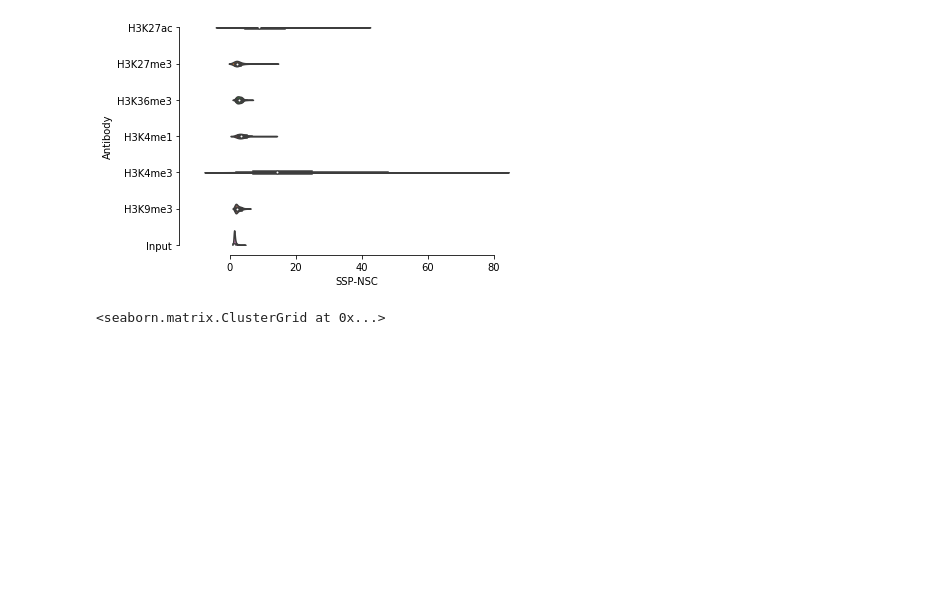
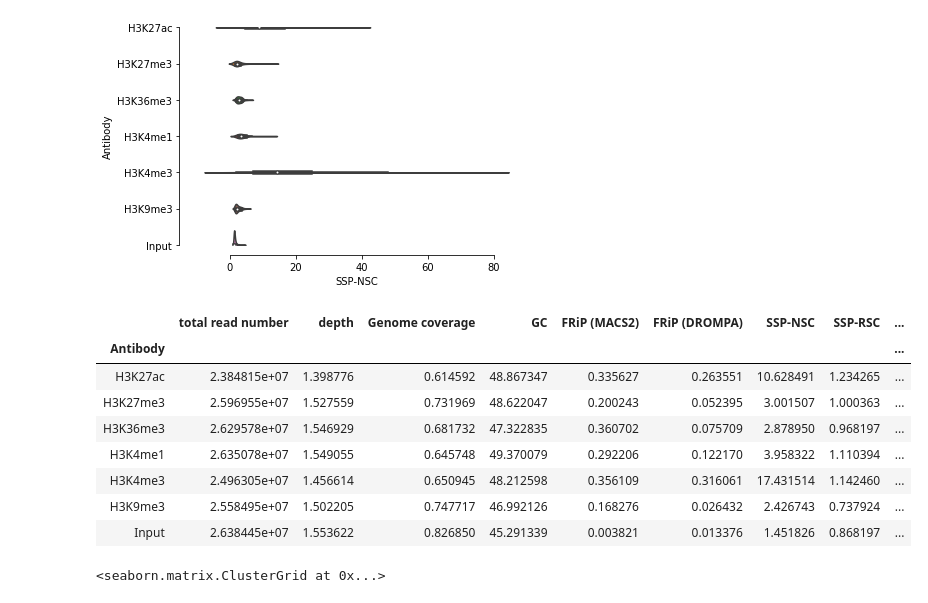
Before and after one commit to naokoyokota/rinkou_20201023, a Jupyter notebook: 201023_yokota_kadai.ipynb, the cells around one changed output. Cells and saved outputs as stored; diff of their text form; code cells hidden in the pictures; blank space fills up the shorter version.

```diff
--- a/201023_yokota_kadai.ipynb
+++ b/201023_yokota_kadai.ipynb
@@ -94,12 +99,27 @@ sns.despine(offset=10, trim=True)
 # %%
 # お題５：SSP_Fig2Bを自分で作成してみる。
 # %%
+df = pd.read_excel('Supplemental_Table_S2.xls')
+grouped = df.groupby('Antibody')
+df_mean=grouped.mean()
+df_mean
+#ax1 = fig.add_subplot(3, 2, 1)
 #(1,1,1)SSP-NSC(log)xAntibody boxplot
 #(1,1,2)PPQT-NSC(log)xAntibody
 #(1,1,3)Q-RSCxAntibody
 #(1,2,1)SSP-RSCxAntibody
 #(1,2,2)PPQT-RSCxAntibody
 #(1,2,3)JSDxAntibody
+# %% [output]
+|  | total read number | depth | Genome coverage | GC | FRiP (MACS2) | FRiP (DROMPA) | SSP-NSC | SSP-RSC | ... |
+| Antibody |  |  |  |  |  |  |  |  | ... |
+| H3K27ac | 2.384815e+07 | 1.398776 | 0.614592 | 48.867347 | 0.335627 | 0.263551 | 10.628491 | 1.234265 | ... |
+| H3K27me3 | 2.596955e+07 | 1.527559 | 0.731969 | 48.622047 | 0.200243 | 0.052395 | 3.001507 | 1.000363 | ... |
+| H3K36me3 | 2.629578e+07 | 1.546929 | 0.681732 | 47.322835 | 0.360702 | 0.075709 | 2.878950 | 0.968197 | ... |
+| H3K4me1 | 2.635078e+07 | 1.549055 | 0.645748 | 49.370079 | 0.292206 | 0.122170 | 3.958322 | 1.110394 | ... |
+| H3K4me3 | 2.496305e+07 | 1.456614 | 0.650945 | 48.212598 | 0.356109 | 0.316061 | 17.431514 | 1.142460 | ... |
+| H3K9me3 | 2.558495e+07 | 1.502205 | 0.747717 | 46.992126 | 0.168276 | 0.026432 | 2.426743 | 0.737924 | ... |
+| Input | 2.638445e+07 | 1.553622 | 0.826850 | 45.291339 | 0.003821 | 0.013376 | 1.451826 | 0.868197 | ... |
 # %%
 # お題６：H3K36me3, Input についてそれぞれ相関係数ヒートマップを描き、Antibodyごとの傾向の違いを観察する。
 # %%
```
Also changed, not shown: parts of 4 cells of this notebook.
